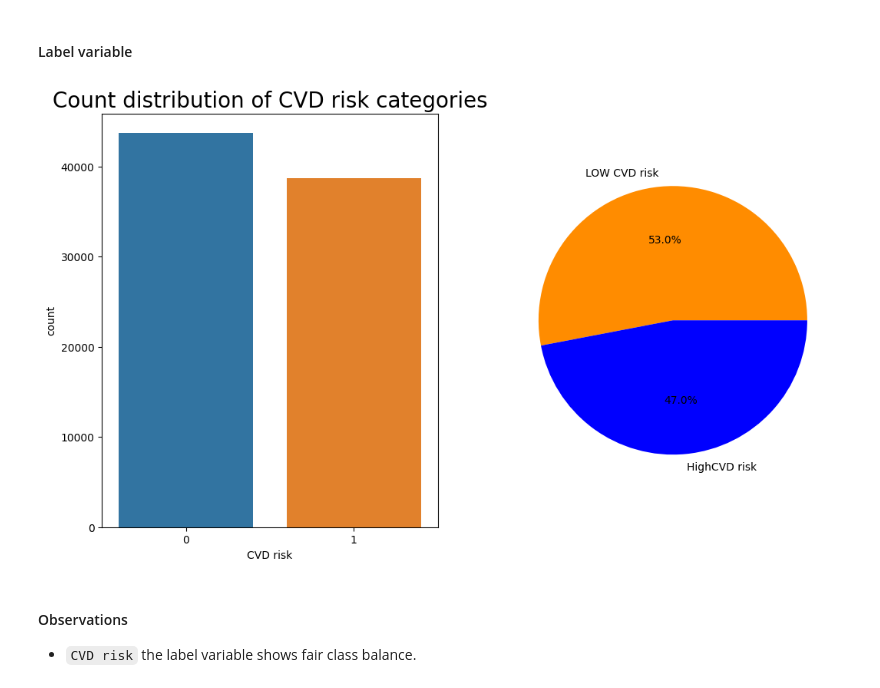
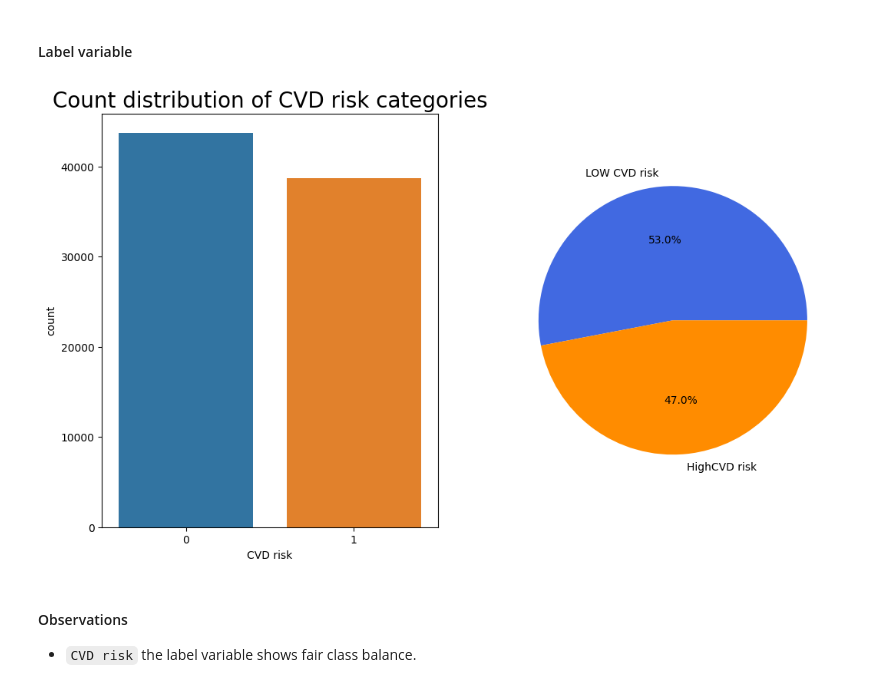
Before and after one commit to Mohammedarwesh/ML-DL-CVD-risk-reduction-PhD-Project, a Jupyter notebook: Notebooks/EDA _office_based.ipynb, the cells around one changed output. Saved outputs shown, nothing was run; the diff lists cells and outputs as text; code cells hidden in the pictures.

```diff
--- a/Notebooks/EDA _office_based.ipynb
+++ b/Notebooks/EDA _office_based.ipynb
@@ -167,17 +167,18 @@ for feature in numeric_features:
 # %%
 #Distribution of label variable,'CVD risk'
 
 plt.figure(figsize=(7, 7), facecolor='w')
 plt.subplots_adjust(right=1.5)
 plt.subplot(121)
 sns.countplot(x="CVD risk", data=office_df)
 plt.title("Count distribution of CVD risk categories", size=20)
 plt.subplot(122)
 labels=[0,1]
-plt.pie(office_df["CVD risk"].value_counts(),autopct="%1.1f%%",labels=['LOW CVD risk', 'HighCVD risk'],colors=["darkorange","blue"])
+plt.pie(office_df["CVD risk"].value_counts(),autopct="%1.1f%%",labels=['LOW CVD risk', 'HighCVD risk'],
+        colors=["royalblue", "darkorange"])
 plt.show()
 # %% [output]
-[figure, old version]
+[figure, new version]
 # %% [markdown]
 #### Observations
 
```
Also changed, not shown: 8 other files.
